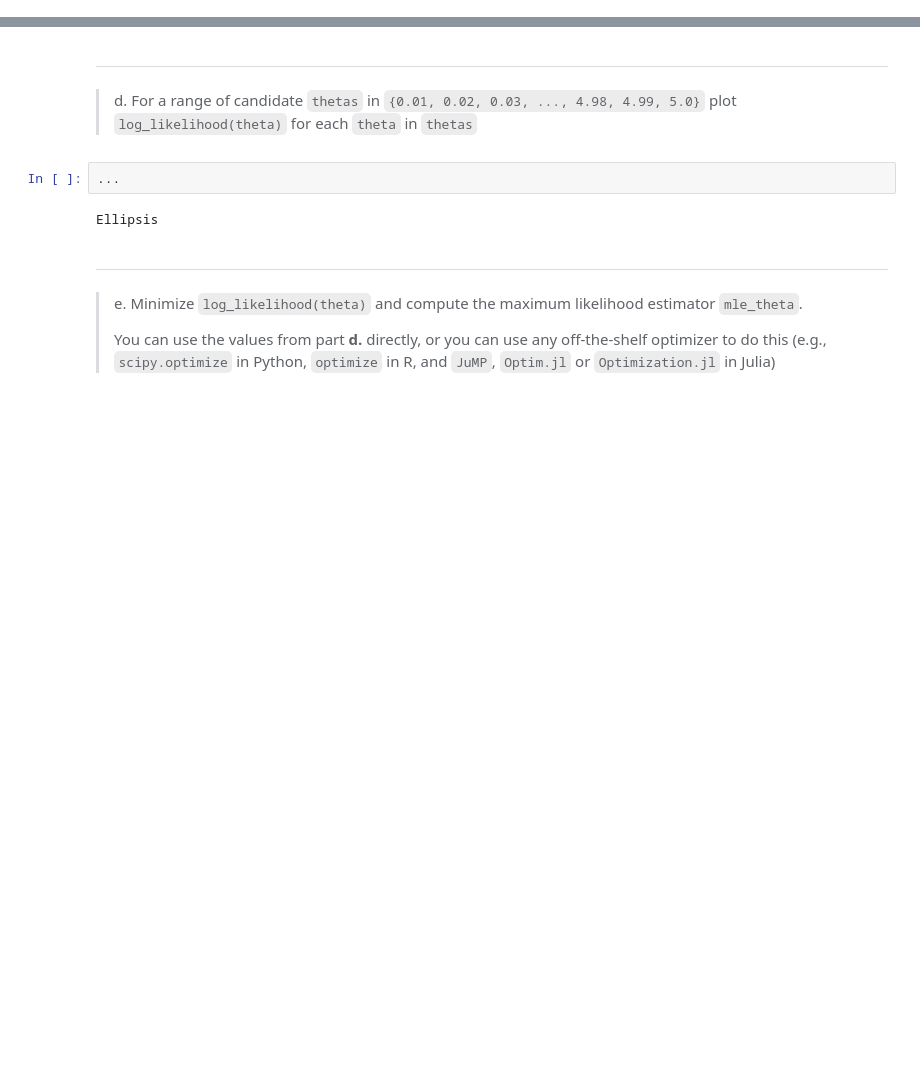
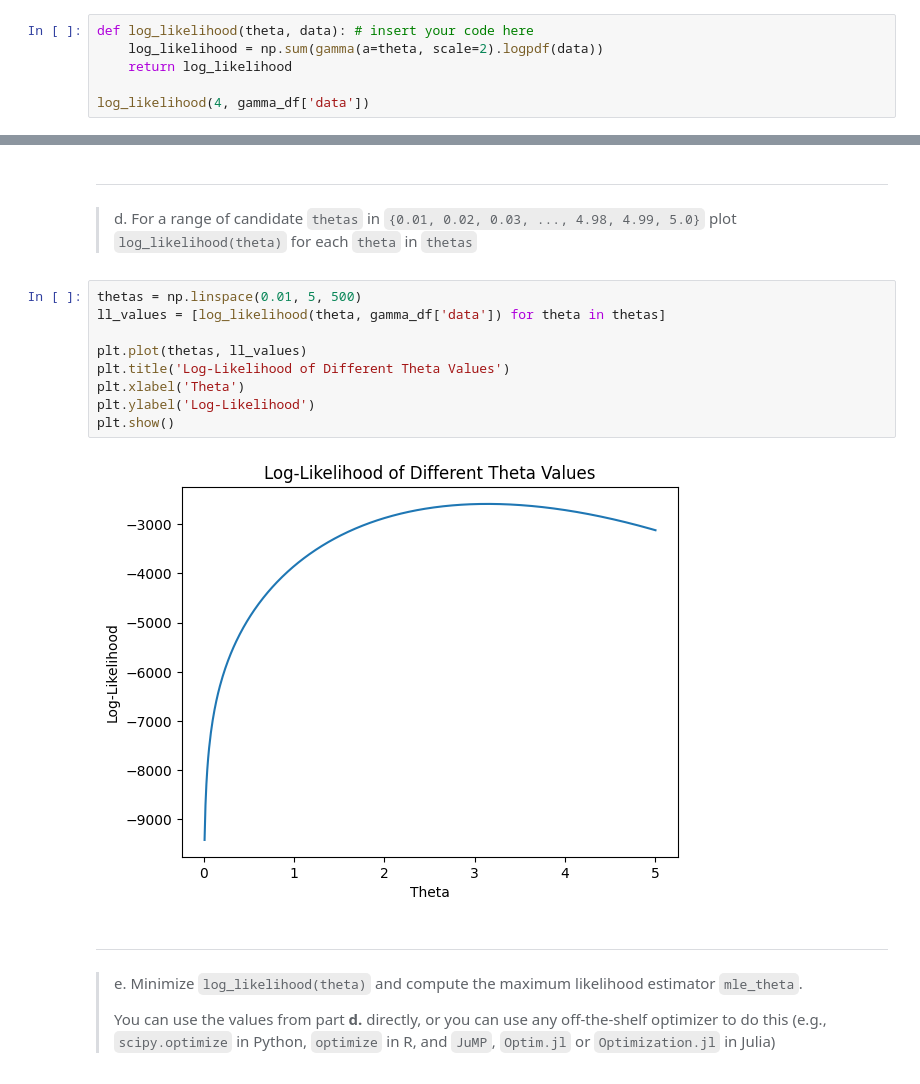
Before and after one commit to Cathyyyyy123/math189-sp24, a Jupyter notebook: hw-3.ipynb, the cells around one changed output, grey strips where cells are left out. Drawn from its saved outputs; the diff is of its cells as text; blank space fills up the shorter version.

```diff
--- a/hw-3.ipynb
+++ b/hw-3.ipynb
@@ -56,0 +82,6 @@ Ellipsis
+# %%
+def log_likelihood(theta, data): # insert your code here
+    log_likelihood = np.sum(gamma(a=theta, scale=2).logpdf(data))
+    return log_likelihood
+
+log_likelihood(4, gamma_df['data'])
@@ -58,10 +91,17 @@ Ellipsis
 ---
 # %% [markdown]
 > d. For a range of candidate `thetas` in `{0.01, 0.02, 0.03, ..., 4.98, 4.99, 5.0}` plot `log_likelihood(theta)` for each `theta` in `thetas`
-# %%
-...
-# %% [output]
-Ellipsis
+# %%
+thetas = np.linspace(0.01, 5, 500)
+ll_values = [log_likelihood(theta, gamma_df['data']) for theta in thetas]
+
+plt.plot(thetas, ll_values)
+plt.title('Log-Likelihood of Different Theta Values')
+plt.xlabel('Theta')
+plt.ylabel('Log-Likelihood')
+plt.show()
+# %% [output]
+[figure, added]
 # %% [markdown]
 ---
 # %% [markdown]
```
Also changed, not shown: parts of 31 cells of this notebook, 1 other file.
